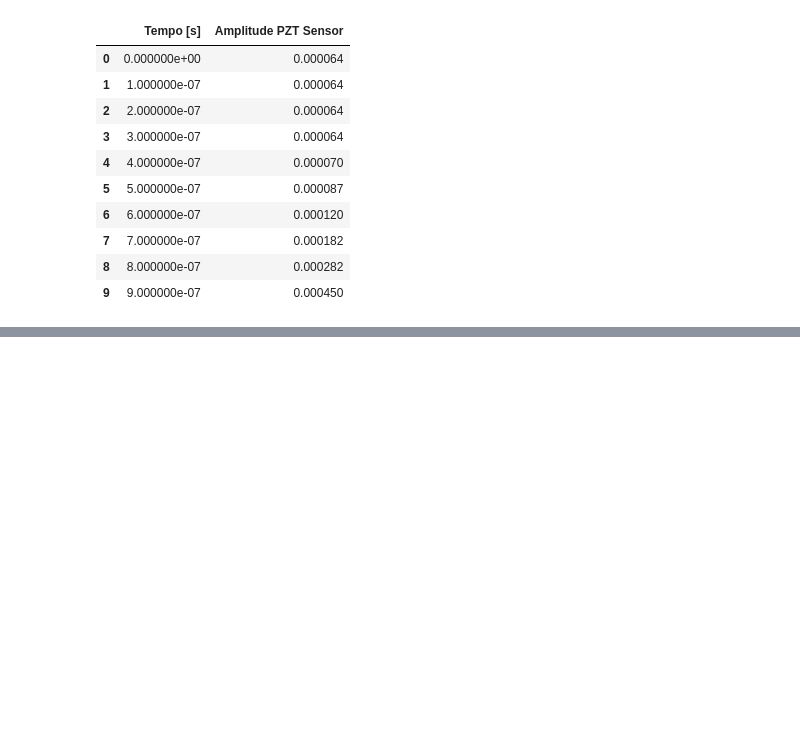
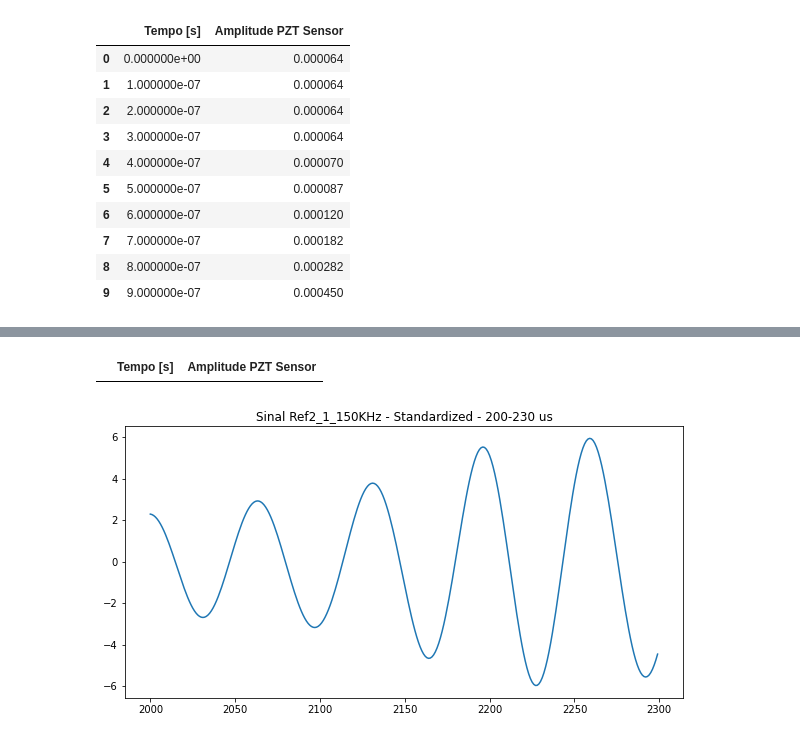
Before and after one commit to OtavioCarvalho1/Time_Series, a Jupyter notebook: time_series_SHM.ipynb, the cells around one changed output, grey strips where cells are left out. Drawn from its saved outputs; the diff is of its cells as text; code cells hidden in the pictures; blank space fills up the shorter version.

```diff
--- a/time_series_SHM.ipynb
+++ b/time_series_SHM.ipynb
@@ -103,0 +104,3 @@ df_test_std.head(10)
+# %%
+df_train_std_A0 = df_train_std.iloc[2000:2300]
+df_train_std_A0.head()
@@ -103,0 +116,15 @@ df_test_std.head(10)
+# %%
+df_train_std_A0 = pd.DataFrame(df_train_std_A0.reset_index(inplace=True, drop=True), columns=headers)
+coluna_tempo = df_train['Tempo [s]']
+df_train_std_A0 = df_train_std_A0.join(coluna_tempo)
+df_train_std_A0 = df_train_std_A0[['Tempo [s]', 'Amplitude PZT Sensor']]
+df_train_std_A0.head()
+# %% [output]
+|  | Tempo [s] | Amplitude PZT Sensor |
+# %%
+plt.figure(figsize=(10,5))
+plt.plot(df_train_std_A0['Amplitude PZT Sensor'])
+plt.title('Sinal Ref2_1_150KHz - Standardized - 200-230 us')
+plt.show()
+# %% [output]
+[figure, added]
```
Also changed, not shown: parts of 4 cells of this notebook.
